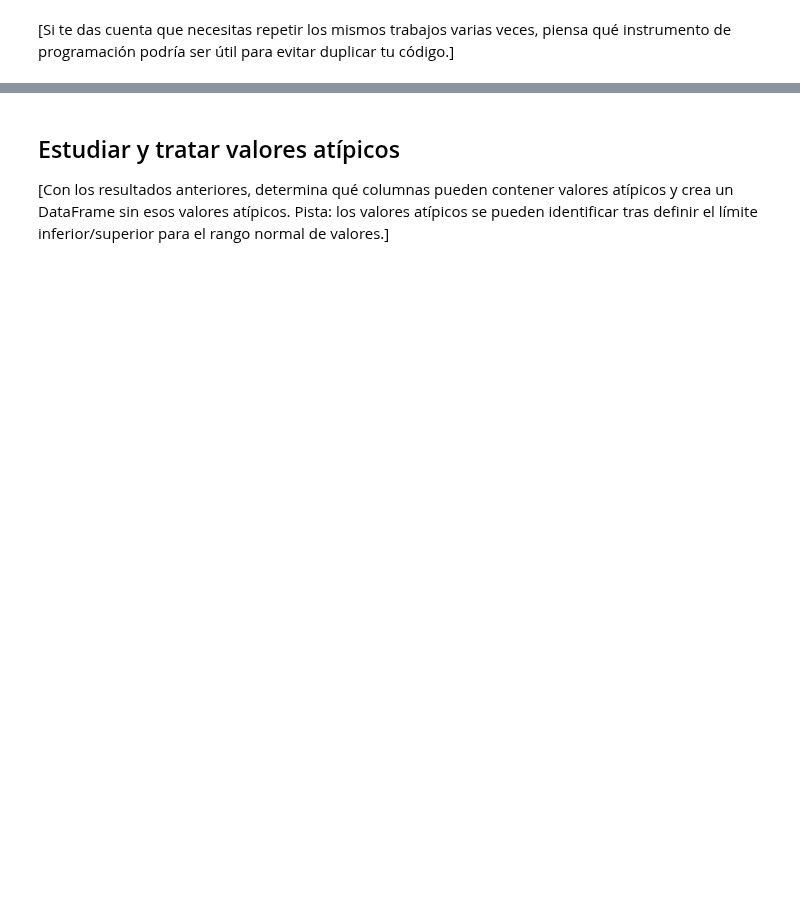
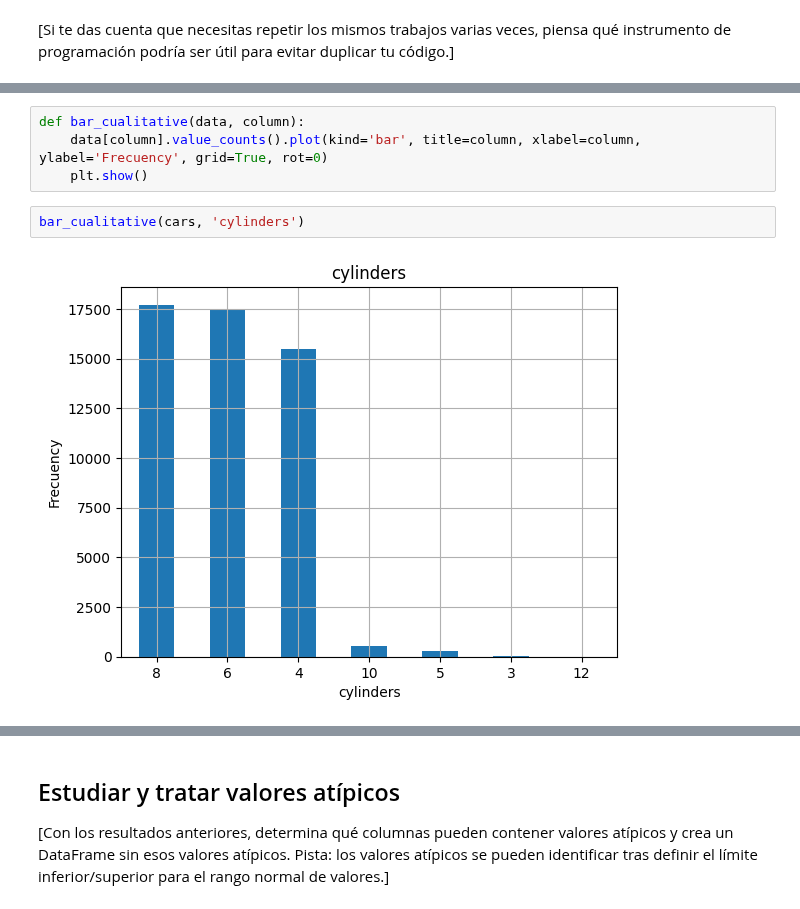
Before and after one commit to ChristianMartinezCaceres/Practicum-portfolio, a Jupyter notebook: 03_vehicle_price_Analysis/vehicle_price_analysis_notebook.ipynb, the cells around one changed output, grey strips where cells are left out. Drawn from its saved outputs; the diff is of its cells as text; blank space fills up the shorter version.

```diff
--- a/03_vehicle_price_Analysis/vehicle_price_analysis_notebook.ipynb
+++ b/03_vehicle_price_Analysis/vehicle_price_analysis_notebook.ipynb
@@ -993,0 +1055,8 @@ Los parámetros son:
+# %%
+def bar_cualitative(data, column):
+    data[column].value_counts().plot(kind='bar', title=column, xlabel=column, ylabel='Frecuency', grid=True, rot=0)
+    plt.show()
+# %%
+bar_cualitative(cars, 'cylinders')
+# %% [output]
+[figure, added]
```
Also changed, not shown: parts of 39 cells of this notebook.
